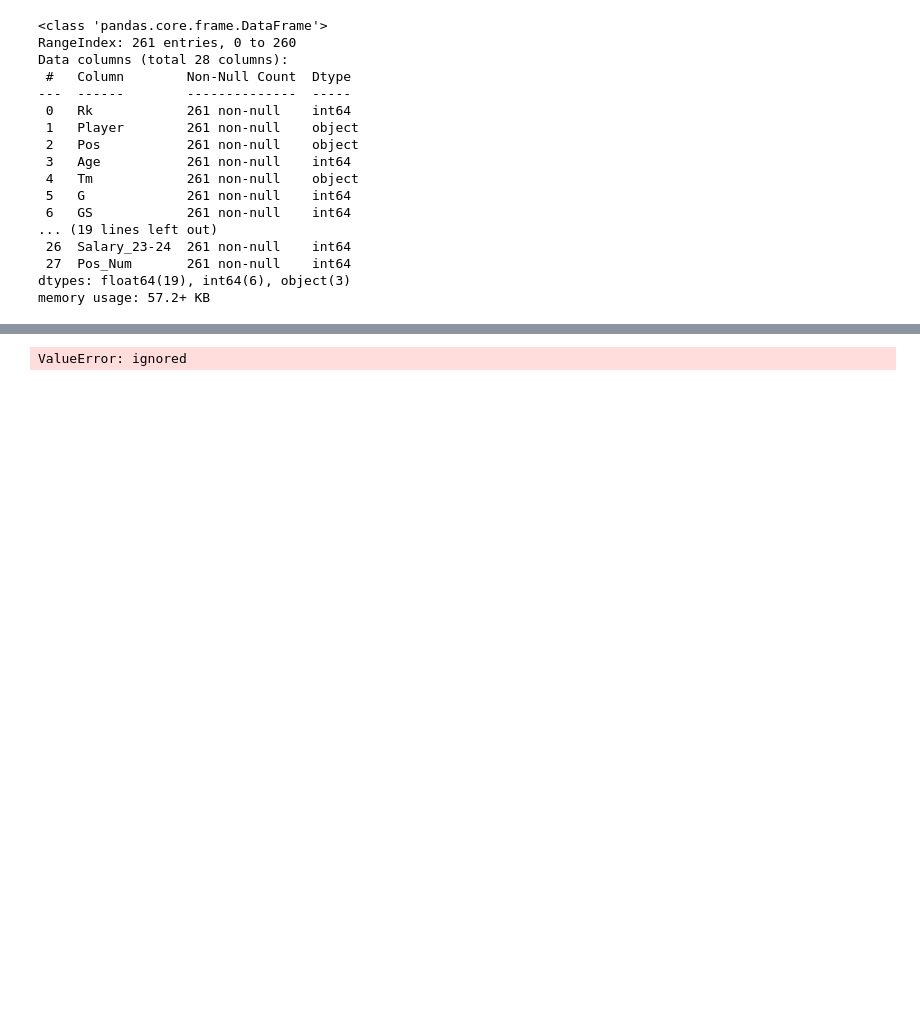
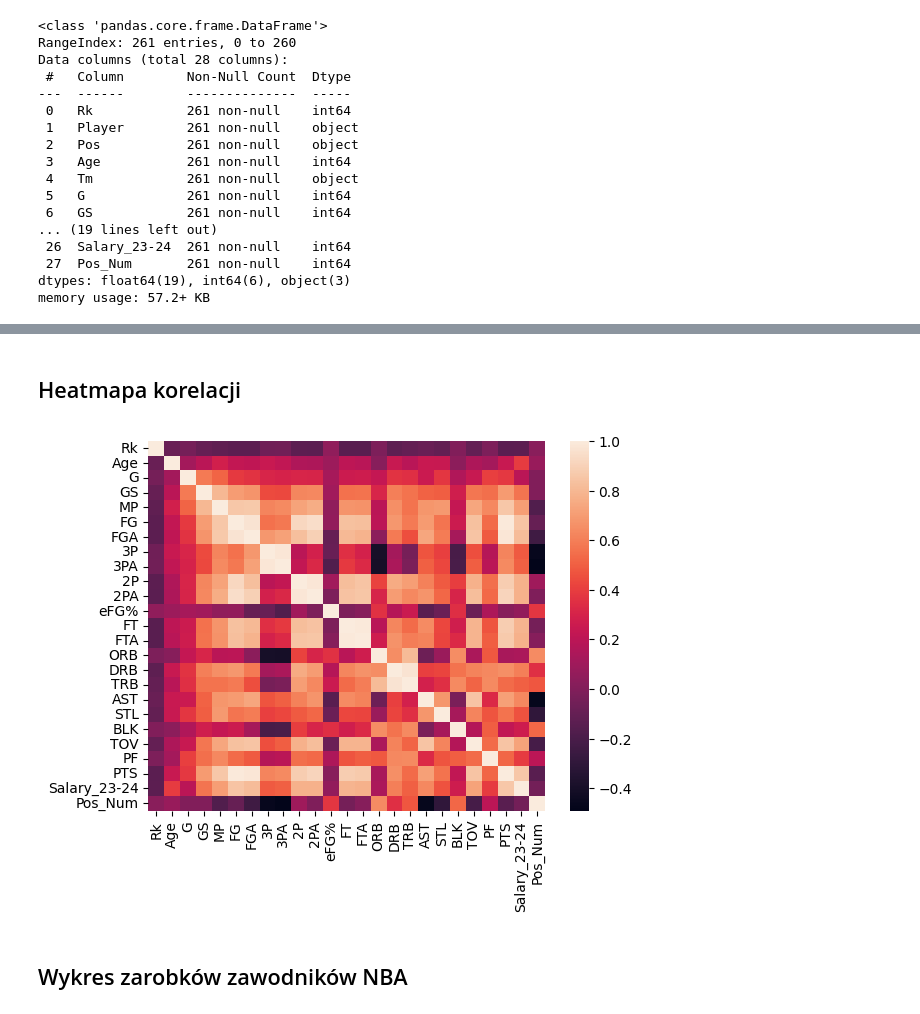
Before and after one commit to jakubros/NBA_players_value, a Jupyter notebook: NBA_players_value.ipynb, the cells around one changed output, grey strips where cells are left out. Cells and saved outputs as stored; diff of their text form; code cells hidden in the pictures; blank space fills up the shorter version.

```diff
--- a/NBA_players_value.ipynb
+++ b/NBA_players_value.ipynb
@@ -82,0 +103,2 @@ df['Age_new']=pd.cut(df['Age'],
+# %% [markdown]
+## Heatmapa korelacji
@@ -83,5 +107,7 @@ df['Age_new']=pd.cut(df['Age'],
 # %%
-ax = sns.heatmap(df, linewidth=0.5)
+ax = sns.heatmap(df.corr())
 plt.show()
 # %% [output]
-ValueError: ignored
+[figure, added]
+# %% [markdown]
+## Wykres zarobków zawodników NBA
```
Also changed, not shown: parts of 40 cells of this notebook.
